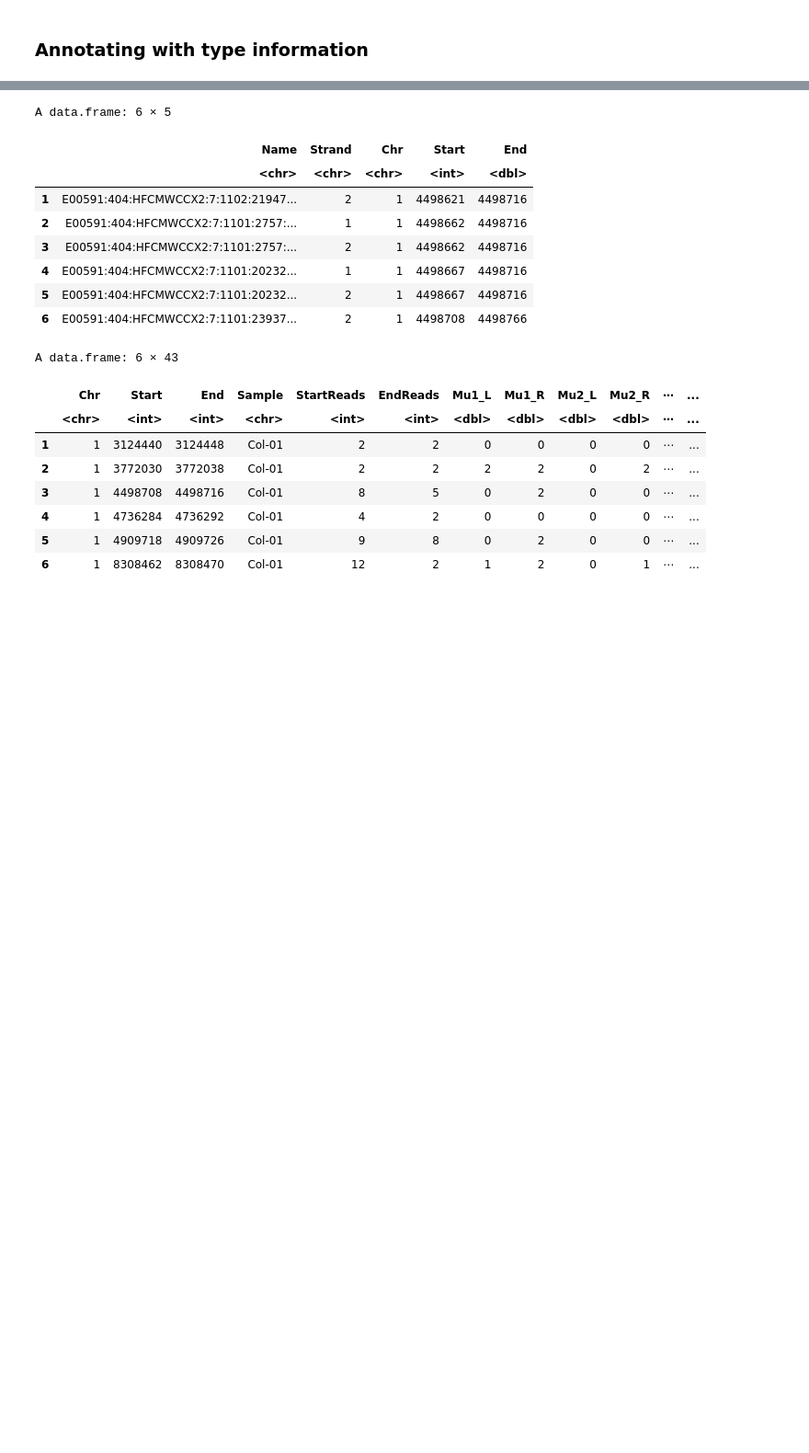
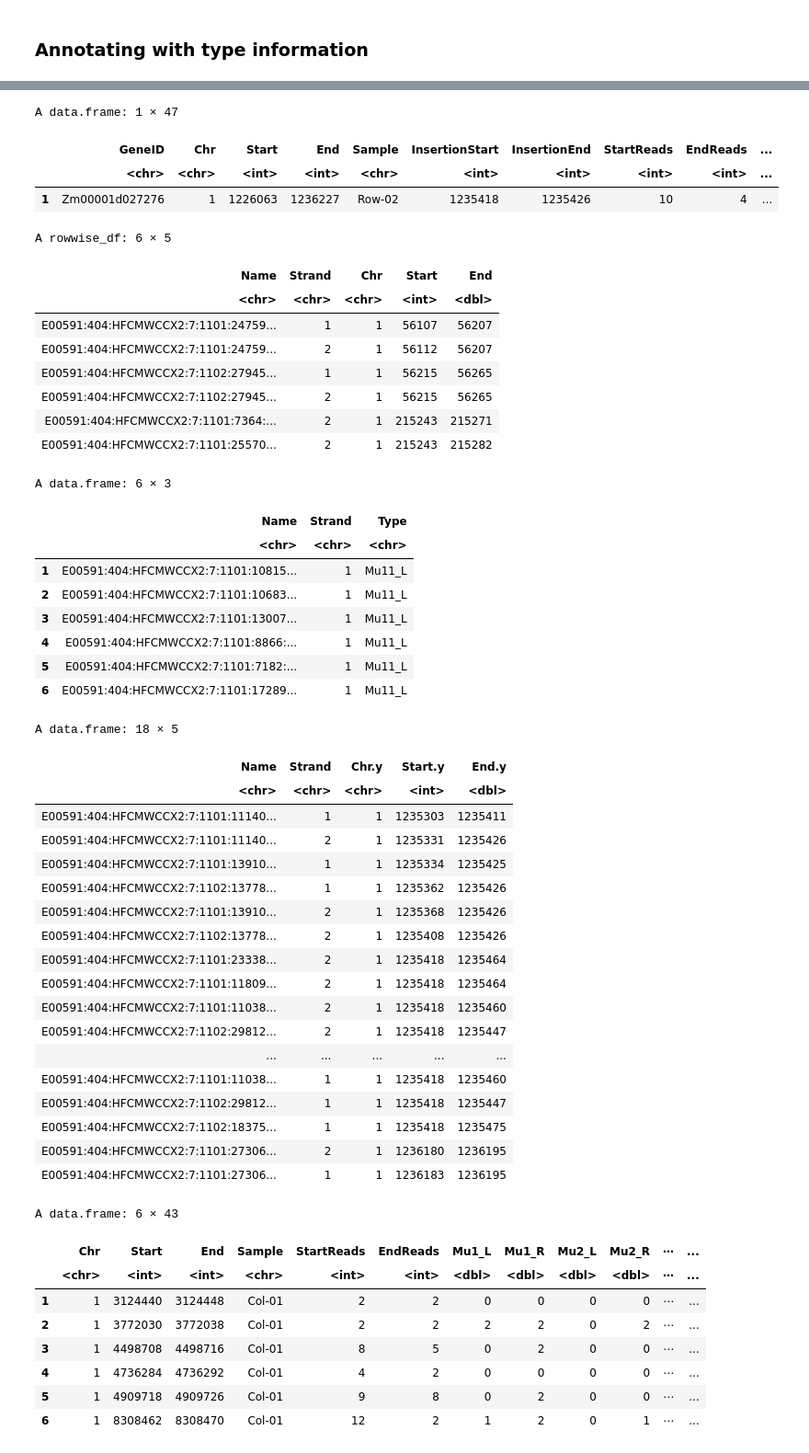
Before and after one commit to tgstoecker/MuWU, a Jupyter notebook: te_typing_annotation.ipynb, the cells around one changed output, grey strips where cells are left out. Shown at 92% size. Saved outputs shown, nothing was run; the diff lists cells and outputs as text; code cells hidden in the pictures; blank space fills up the shorter version.

```diff
--- a/te_typing_annotation.ipynb
+++ b/te_typing_annotation.ipynb
@@ -91,10 +130,10 @@ A data.frame: 6 × 43
 # %%
 #read-in final sample files
 for (s in samples) {
-  tmp_type_file <- read.csv(paste0("results/te_typing/", s, "/", s, "_te_types_merged.tsv"), header = TRUE, sep="\t")
+  tmp_type_file <- fread(paste0("results/te_typing/pre_sorting/", s, "/", s, "_te_types_merged.tsv"), header = TRUE, sep="\t")
   tmp_type_file$Strand <- as.character(tmp_type_file$Strand)
   assign(paste0(s, "_type_file"), tmp_type_file)
 }
 
-head(`Col-02_type_file`)
+head(`Row_02_type_file`)
 # %% [output]
@@ -266,44 +668,78 @@ A data.frame: 6 × 43
 # %%
-tmp_ins <- all_insertions_typed[3,]
+tmp_ins <- all_insertions_typed[1,]
+head(tmp_ins)
 #tmp_ins
 
 #tmp_ins$Sample
 #tmp_ins$Start
 #tmp_ins$End
 
 
 #match Sample with sam object
 tmp_sam <- get(paste0("sam_", tmp_ins$Sample))
+head(tmp_sam)
 
 #match sample of insertion file with te typing file
 tmp_type_file <- get(paste0(tmp_ins$Sample, "_type_file"))
-
+head(`Row-02_type_file`)
 
 # fuzzyjoin for overlap + end or start needs to match
 tmp_merge_ins_sam <- fuzzyjoin::genome_inner_join(tmp_ins,
                              tmp_sam,
                               by=c("Chr", "Start", "End")
                             ) %>%
-select(Name, Strand, Chr.y, Start.y, End.y) %>%
-#names()
-dplyr::rename(Chr=Chr.y, Start=Start.y, End=End.y) %>%
-filter(Start == tmp_ins$Start |
-       Start == tmp_ins$End |
-       End == tmp_ins$Start |
-       End == tmp_ins$End)
+select(Name, Strand, Chr.y, Start.y, End.y) #%>%
+#nrow()
+#dplyr::rename(Chr=Chr.y, Start=Start.y, End=End.y) %>%
+#filter(Start == tmp_ins$Start |
+#       Start == tmp_ins$End |
+#       End == tmp_ins$Start |
+#       End == tmp_ins$End)
 
 
-head(tmp_merge_ins_sam)
+tmp_merge_ins_sam
 # %% [output]
-A data.frame: 6 × 5
+A data.frame: 1 × 47
-|  | Name | Strand | Chr | Start | End |
-|  | <chr> | <chr> | <chr> | <int> | <dbl> |
-| 1 | E00591:404:HFCMWCCX2:7:1102:21947... | 2 | 1 | 4498621 | 4498716 |
-| 2 | E00591:404:HFCMWCCX2:7:1101:2757:... | 1 | 1 | 4498662 | 4498716 |
-| 3 | E00591:404:HFCMWCCX2:7:1101:2757:... | 2 | 1 | 4498662 | 4498716 |
-| 4 | E00591:404:HFCMWCCX2:7:1101:20232... | 1 | 1 | 4498667 | 4498716 |
-| 5 | E00591:404:HFCMWCCX2:7:1101:20232... | 2 | 1 | 4498667 | 4498716 |
-| 6 | E00591:404:HFCMWCCX2:7:1101:23937... | 2 | 1 | 4498708 | 4498766 |
+|  | GeneID | Chr | Start | End | Sample | InsertionStart | InsertionEnd | StartReads | EndReads | ... |
+|  | <chr> | <chr> | <int> | <int> | <chr> | <int> | <int> | <int> | <int> | ... |
+| 1 | Zm00001d027276 | 1 | 1226063 | 1236227 | Row-02 | 1235418 | 1235426 | 10 | 4 | ... |
+A rowwise_df: 6 × 5
+| Name | Strand | Chr | Start | End |
+| <chr> | <chr> | <chr> | <int> | <dbl> |
+| E00591:404:HFCMWCCX2:7:1101:24759... | 1 | 1 | 56107 | 56207 |
+| E00591:404:HFCMWCCX2:7:1101:24759... | 2 | 1 | 56112 | 56207 |
+| E00591:404:HFCMWCCX2:7:1102:27945... | 1 | 1 | 56215 | 56265 |
+| E00591:404:HFCMWCCX2:7:1102:27945... | 2 | 1 | 56215 | 56265 |
+| E00591:404:HFCMWCCX2:7:1101:7364:... | 2 | 1 | 215243 | 215271 |
+| E00591:404:HFCMWCCX2:7:1101:25570... | 2 | 1 | 215243 | 215282 |
+A data.frame: 6 × 3
+|  | Name | Strand | Type |
+|  | <chr> | <chr> | <chr> |
+| 1 | E00591:404:HFCMWCCX2:7:1101:10815... | 1 | Mu11_L |
+| 2 | E00591:404:HFCMWCCX2:7:1101:10683... | 1 | Mu11_L |
+| 3 | E00591:404:HFCMWCCX2:7:1101:13007... | 1 | Mu11_L |
+| 4 | E00591:404:HFCMWCCX2:7:1101:8866:... | 1 | Mu11_L |
+| 5 | E00591:404:HFCMWCCX2:7:1101:7182:... | 1 | Mu11_L |
+| 6 | E00591:404:HFCMWCCX2:7:1101:17289... | 1 | Mu11_L |
+A data.frame: 18 × 5
+| Name | Strand | Chr.y | Start.y | End.y |
+| <chr> | <chr> | <chr> | <int> | <dbl> |
+| E00591:404:HFCMWCCX2:7:1101:11140... | 1 | 1 | 1235303 | 1235411 |
+| E00591:404:HFCMWCCX2:7:1101:11140... | 2 | 1 | 1235331 | 1235426 |
+| E00591:404:HFCMWCCX2:7:1101:13910... | 1 | 1 | 1235334 | 1235425 |
+| E00591:404:HFCMWCCX2:7:1102:13778... | 1 | 1 | 1235362 | 1235426 |
+| E00591:404:HFCMWCCX2:7:1101:13910... | 2 | 1 | 1235368 | 1235426 |
+| E00591:404:HFCMWCCX2:7:1102:13778... | 2 | 1 | 1235408 | 1235426 |
+| E00591:404:HFCMWCCX2:7:1101:23338... | 2 | 1 | 1235418 | 1235464 |
+| E00591:404:HFCMWCCX2:7:1101:11809... | 2 | 1 | 1235418 | 1235464 |
+| E00591:404:HFCMWCCX2:7:1101:11038... | 2 | 1 | 1235418 | 1235460 |
+| E00591:404:HFCMWCCX2:7:1102:29812... | 2 | 1 | 1235418 | 1235447 |
+| ... | ... | ... | ... | ... |
+| E00591:404:HFCMWCCX2:7:1101:11038... | 1 | 1 | 1235418 | 1235460 |
+| E00591:404:HFCMWCCX2:7:1102:29812... | 1 | 1 | 1235418 | 1235447 |
+| E00591:404:HFCMWCCX2:7:1102:18375... | 1 | 1 | 1235418 | 1235475 |
+| E00591:404:HFCMWCCX2:7:1101:27306... | 2 | 1 | 1236180 | 1236195 |
+| E00591:404:HFCMWCCX2:7:1101:27306... | 1 | 1 | 1236183 | 1236195 |
 # %%
 head(all_insertions_typed)
 # %% [output]
```
Also changed, not shown: parts of 42 cells of this notebook.
